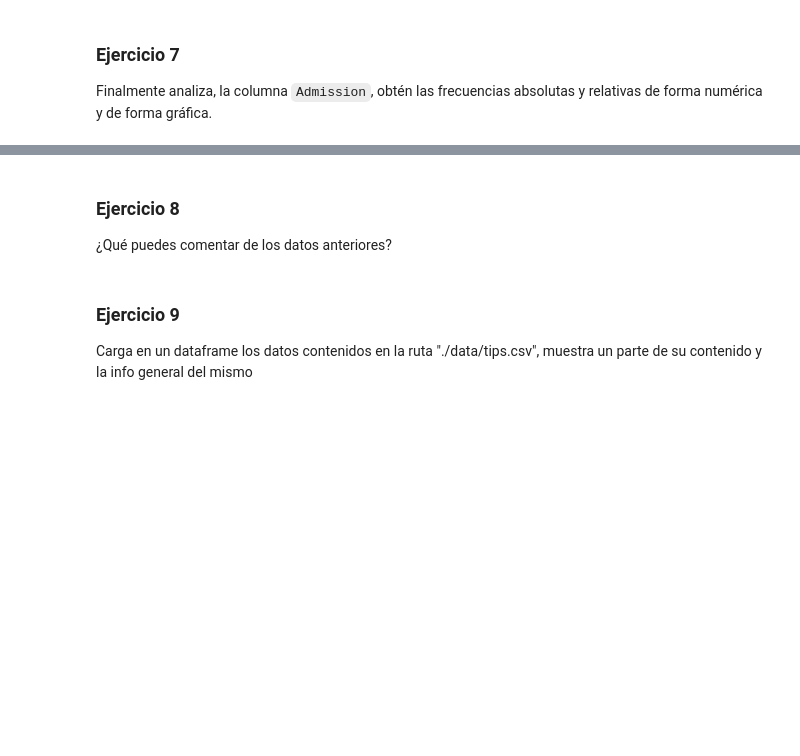
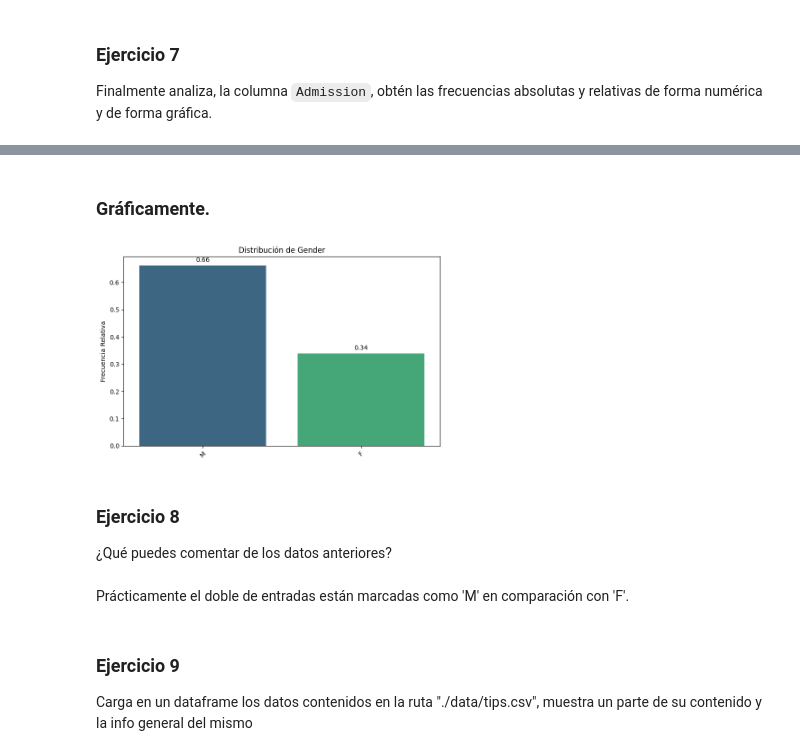
Before and after one commit to PepeReinaCampo/ONLINE_DS_THEBRIDGE_PEPE-REINA, a Jupyter notebook: sprint_7/unidad_1/no_obligatorio/10_Ejercicios_Analisis_Univariante_I.ipynb, the cells around one changed output, grey strips where cells are left out. Saved outputs shown, nothing was run; the diff lists cells and outputs as text; code cells hidden in the pictures; blank space fills up the shorter version.

```diff
--- a/sprint_7/unidad_1/no_obligatorio/10_Ejercicios_Analisis_Univariante_I.ipynb
+++ b/sprint_7/unidad_1/no_obligatorio/10_Ejercicios_Analisis_Univariante_I.ipynb
@@ -80,7 +246,16 @@ Finalmente analiza, la columna `Admission`, obtén las frecuencias absolutas y r
+# %% [markdown]
+### Gráficamente.
+# %%
+columnas_categoricas= ["Gender"]
+pinta_distribucion_categoricas(df_admis, columnas_categoricas, relativa=True, mostrar_valores=True)
+# %% [output]
+[figure, added]
 # %% [markdown]
 ### Ejercicio 8
 
 ¿Qué puedes comentar de los datos anteriores?
+# %% [markdown]
+Prácticamente el doble de entradas están marcadas como 'M' en comparación con 'F'.
 # %% [markdown]
 ### Ejercicio 9
 
```
Also changed, not shown: parts of 25 cells of this notebook, 1 other file.
